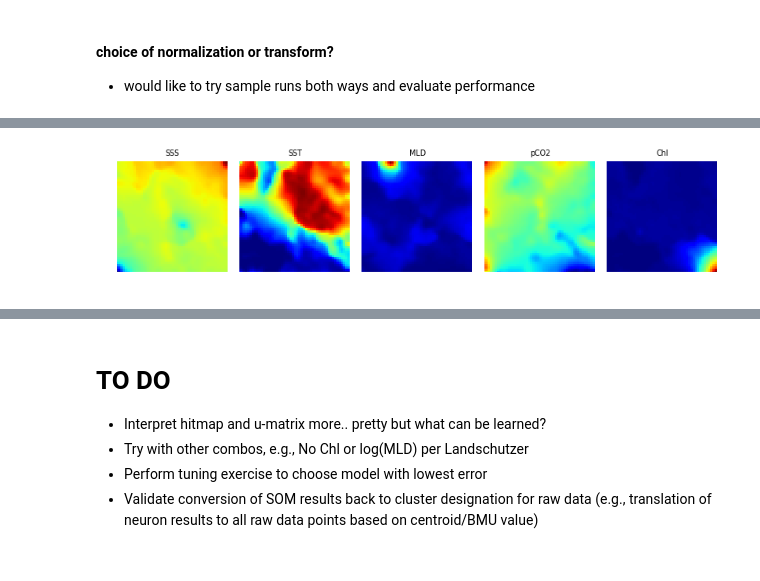
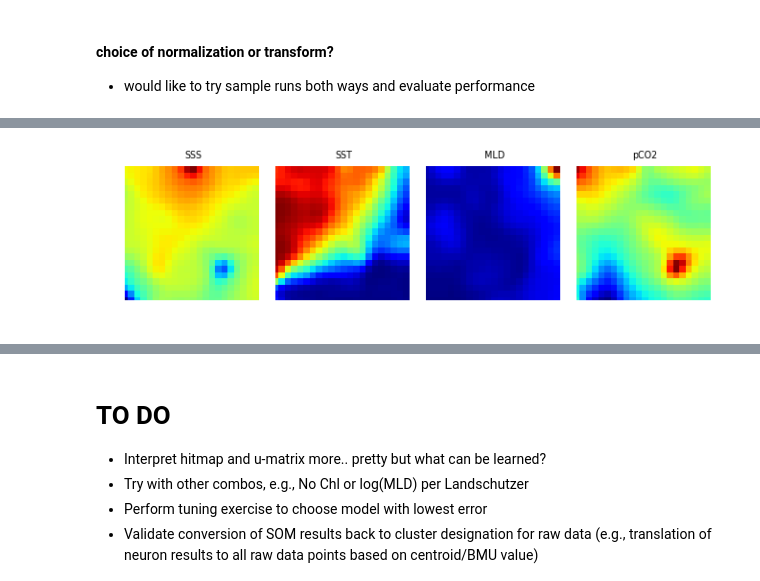
Before and after one commit to manksh/ocean-co2-absorption, a Jupyter notebook: notebooks/SOM/SOMPY_v2.ipynb, the cells around one changed output, grey strips where cells are left out. Saved outputs shown, nothing was run; the diff lists cells and outputs as text; code cells hidden in the pictures.

```diff
--- a/notebooks/SOM/SOMPY_v2.ipynb
+++ b/notebooks/SOM/SOMPY_v2.ipynb
@@ -134,2 +134,0 @@ from sklearn.preprocessing import StandardScaler
-# %%
-ss = StandardScaler().fit_transform(sample[['SSS','SST','MLD','pCO2','Chl']])
@@ -143,0 +141,5 @@ NameError: name 'ss' is not defined
+# %%
+M = 5*np.sqrt(ss.shape[0])
+# %%
+m = int(np.sqrt(M))
+m
@@ -144,7 +148,20 @@ NameError: name 'ss' is not defined
 # %%
+#Train SOM
+#this will use the default parameters besides map size, but can change as needed
+mapsize = [m,m]
+som = sompy.SOMFactory.build(ss,
+                             mapsize,
+                             mask=None,
+                             mapshape='planar',
+                             lattice='rect',
+                             normalization='var',
+                             initialization='pca',
+                             neighborhood='gaussian',
+                             training='batch',
+                             name='sompy')
 
-mapsize = [50,50]
-som = sompy.SOMFactory.build(ss, mapsize, mask=None, mapshape='planar', lattice='rect', normalization='var', initialization='pca', neighborhood='gaussian', training='batch', name='sompy')  # this will use the default parameters, but i can change the initialization and neighborhood methods
-som.train(n_job=1, verbose='info')  # verbose='debug' will print more, and verbose=None wont print anything
+#manually set rough/fine number of epochs for training
+#verbose='debug' will print more, and verbose=None wont print anything
+som.train(n_job=1, verbose='info', train_rough_len = 25, train_finetune_len = 50)
 # %% [output]
  Training...
@@ -167,9 +184,9 @@ som.train(n_job=1, verbose='info')  # verbose='debug' will print more, and verbo
 # %%
-som.component_names = ['SSS','SST','MLD','pCO2','Chl']
-v = sompy.mapview.View2DPacked(20, 20, '',text_size=8)
+som.component_names = ['SSS','SST','MLD','pCO2']
+v = sompy.mapview.View2DPacked(40, 40, '',text_size=8)
 v.show(som, what='codebook', cmap='jet', col_sz=6) #which_dim='all' default
 # %% [output]
-[figure, old version]
+[figure, new version]
 # %%
 # c = sompy.mapview.View2DPacked()
 v = sompy.mapview.View2DPacked(5, 2, 'test',text_size=8)
```
Also changed, not shown: parts of 57 cells of this notebook, 36 other files.
